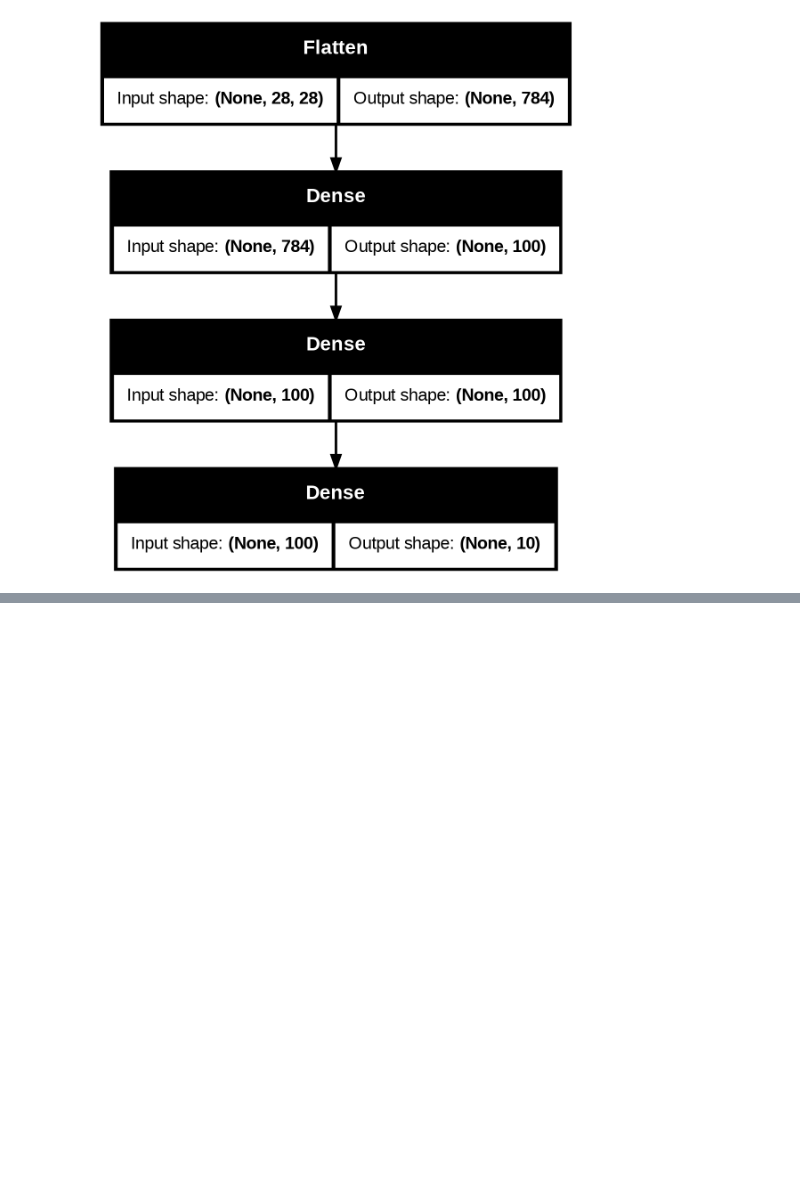
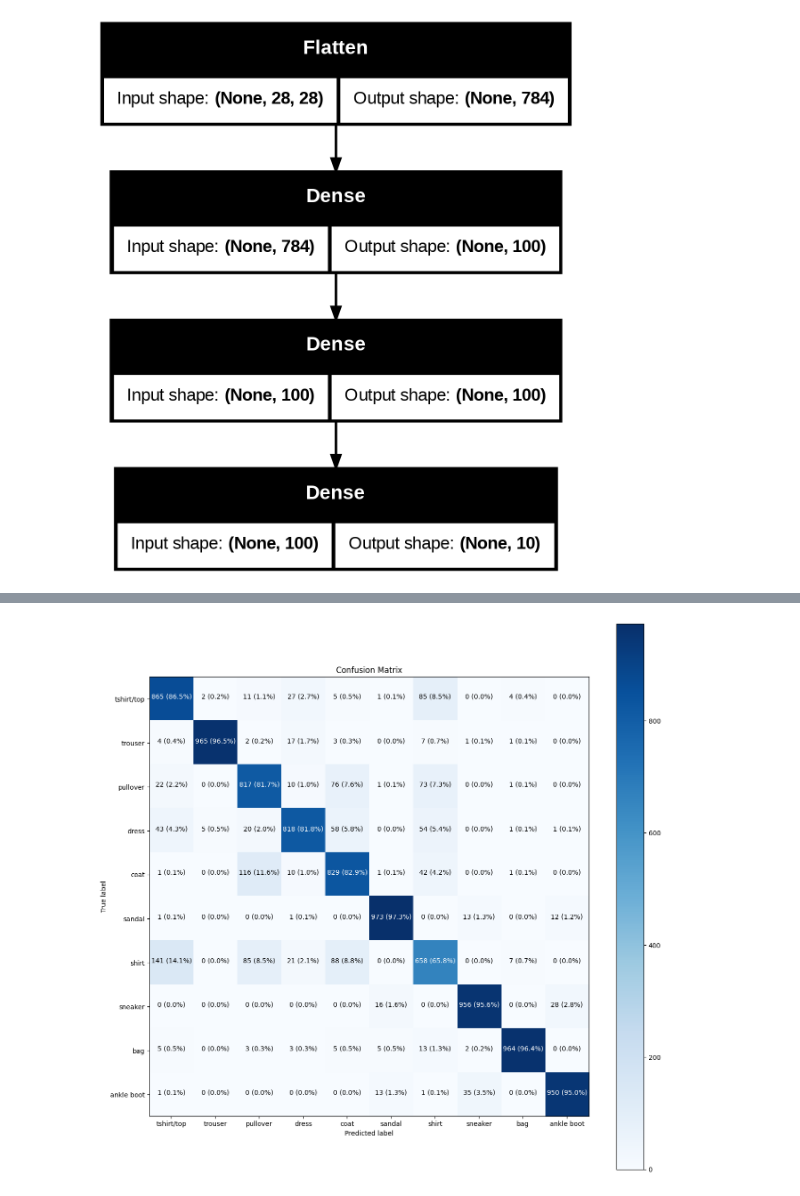
Before and after one commit to mohdabuzaransari9/tensorflow, a Jupyter notebook: file3_neural_network_classificaton.ipynb, the cells around one changed output, grey strips where cells are left out. Cells and saved outputs as stored; diff of their text form; code cells hidden in the pictures; blank space fills up the shorter version.

```diff
--- a/file3_neural_network_classificaton.ipynb
+++ b/file3_neural_network_classificaton.ipynb
@@ -1273,0 +1373,21 @@ Model: "sequential_9"
+# %%
+#creating model with learning rate 0.001
+model14=tf.keras.Sequential([
+    tf.keras.layers.Flatten(input_shape=(28,28)),
+    tf.keras.layers.Dense(100,activation="relu"),
+    tf.keras.layers.Dense(100,activation="relu"),
+    tf.keras.layers.Dense(10 ,activation="softmax")
+
+
+])
+
+model14.compile(
+    loss=tf.keras.losses.SparseCategoricalCrossentropy(),
+    optimizer=tf.keras.optimizers.Adam(learning_rate=0.001),
+    metrics=["accuracy"]
+
+)
+
+
+
+history14=model14.fit(train_data_norm,train_labels,epochs=50)
@@ -1273,0 +1412,2 @@ Model: "sequential_9"
+# %%
+ypred=model14.predict(test_data_norm)
@@ -1273,0 +1465,2 @@ Model: "sequential_9"
+# %%
+ypred=tf.argmax(ypred,axis=1)#converting into integer
@@ -1273,0 +1555,5 @@ Model: "sequential_9"
+# %%
+#prettyconfusion matrrix
+make_confusion_matrix(y_true=test_labels, y_pred=ypred, classes=class_names, figsize=(15, 15), text_size=10)
+# %% [output]
+[figure, added]
```
Also changed, not shown: parts of 59 cells of this notebook.
